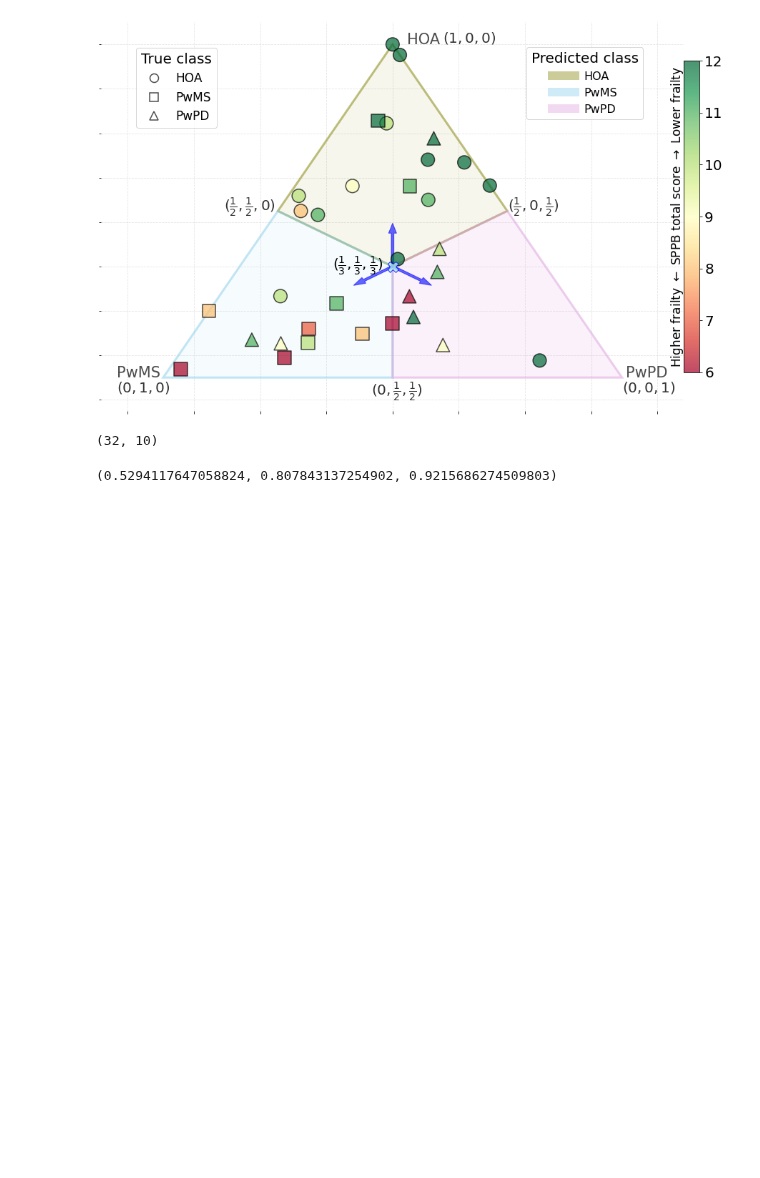
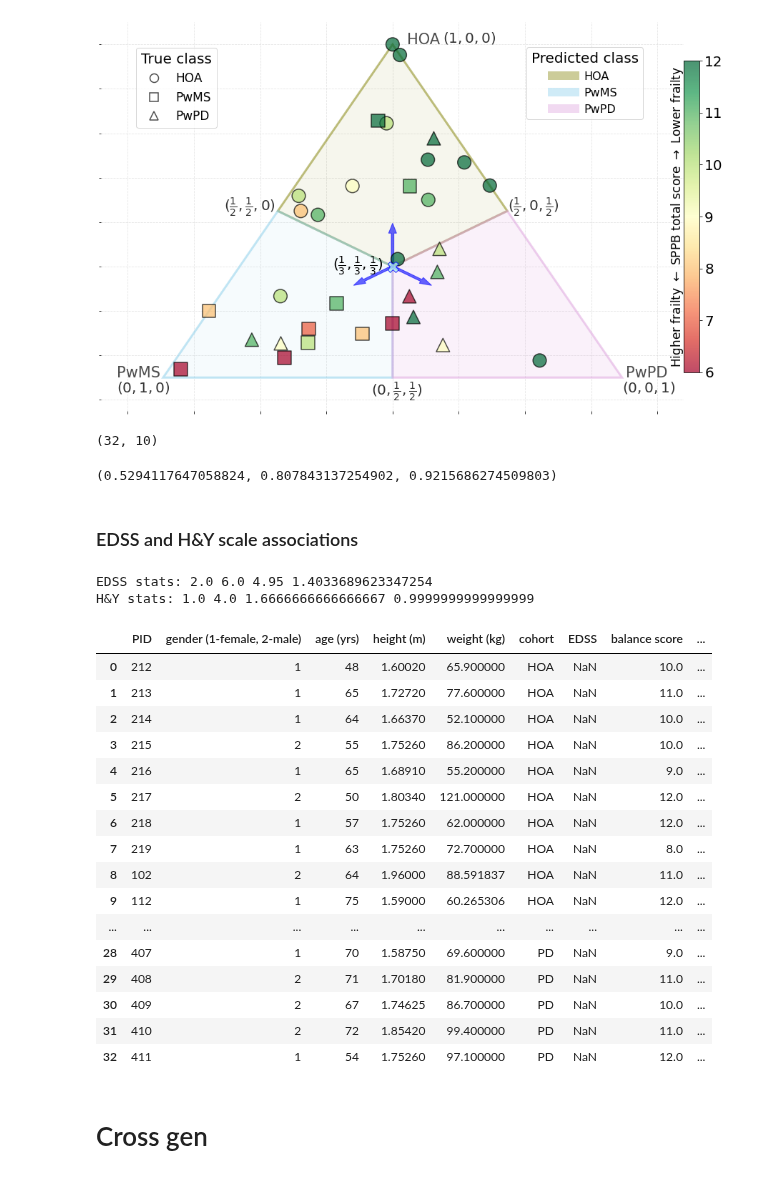
Before and after one commit to kaurrachneet6/Vision-Based-Gait-Analysis-Framework-for-Predicting-Multiple-Sclerosis, a Jupyter notebook: Discussion analysis/SeverityAnalysis.ipynb, the cells around one changed output. Saved outputs shown, nothing was run; the diff lists cells and outputs as text; code cells hidden in the pictures; blank space fills up the shorter version.

```diff
--- a/Discussion analysis/SeverityAnalysis.ipynb
+++ b/Discussion analysis/SeverityAnalysis.ipynb
@@ -317,3 +317,36 @@ from matplotlib import colors
 colors.to_rgb('skyblue')
 # %% [output]
 (0.5294117647058824, 0.807843137254902, 0.9215686274509803)
+# %% [markdown]
+### EDSS and H&Y scale associations
+# %%
+edss_hy= pd.read_csv('C:\\Users\\Rachneet Kaur\\Box\\Gait Video Project\\subject_clinical_measures.csv')
+# %%
+print ('EDSS stats:', edss_hy['EDSS'].min(), edss_hy['EDSS'].max(), edss_hy['EDSS'].mean(), edss_hy['EDSS'].std())
+print ('H&Y stats:', edss_hy['PD severity score'].min(), edss_hy['PD severity score'].max(), edss_hy['PD severity score'].mean(), \
+      edss_hy['PD severity score'].std())
+# %% [output]
+EDSS stats: 2.0 6.0 4.95 1.4033689623347254
+H&Y stats: 1.0 4.0 1.6666666666666667 0.9999999999999999
+# %%
+edss_hy
+# %% [output]
+|  | PID | gender (1-female, 2-male) | age (yrs) | height (m) | weight (kg) | cohort | EDSS | balance score | ... |
+| 0 | 212 | 1 | 48 | 1.60020 | 65.900000 | HOA | NaN | 10.0 | ... |
+| 1 | 213 | 1 | 65 | 1.72720 | 77.600000 | HOA | NaN | 11.0 | ... |
+| 2 | 214 | 1 | 64 | 1.66370 | 52.100000 | HOA | NaN | 10.0 | ... |
+| 3 | 215 | 2 | 55 | 1.75260 | 86.200000 | HOA | NaN | 10.0 | ... |
+| 4 | 216 | 1 | 65 | 1.68910 | 55.200000 | HOA | NaN | 9.0 | ... |
+| 5 | 217 | 2 | 50 | 1.80340 | 121.000000 | HOA | NaN | 12.0 | ... |
+| 6 | 218 | 1 | 57 | 1.75260 | 62.000000 | HOA | NaN | 12.0 | ... |
+| 7 | 219 | 1 | 63 | 1.75260 | 72.700000 | HOA | NaN | 8.0 | ... |
+| 8 | 102 | 2 | 64 | 1.96000 | 88.591837 | HOA | NaN | 11.0 | ... |
+| 9 | 112 | 1 | 75 | 1.59000 | 60.265306 | HOA | NaN | 12.0 | ... |
+| ... | ... | ... | ... | ... | ... | ... | ... | ... | ... |
+| 28 | 407 | 1 | 70 | 1.58750 | 69.600000 | PD | NaN | 9.0 | ... |
+| 29 | 408 | 2 | 71 | 1.70180 | 81.900000 | PD | NaN | 11.0 | ... |
+| 30 | 409 | 2 | 67 | 1.74625 | 86.700000 | PD | NaN | 10.0 | ... |
+| 31 | 410 | 2 | 72 | 1.85420 | 99.400000 | PD | NaN | 11.0 | ... |
+| 32 | 411 | 1 | 54 | 1.75260 | 97.100000 | PD | NaN | 12.0 | ... |
+# %% [markdown]
+# Cross gen
```
Also changed, not shown: parts of 13 cells of this notebook.
